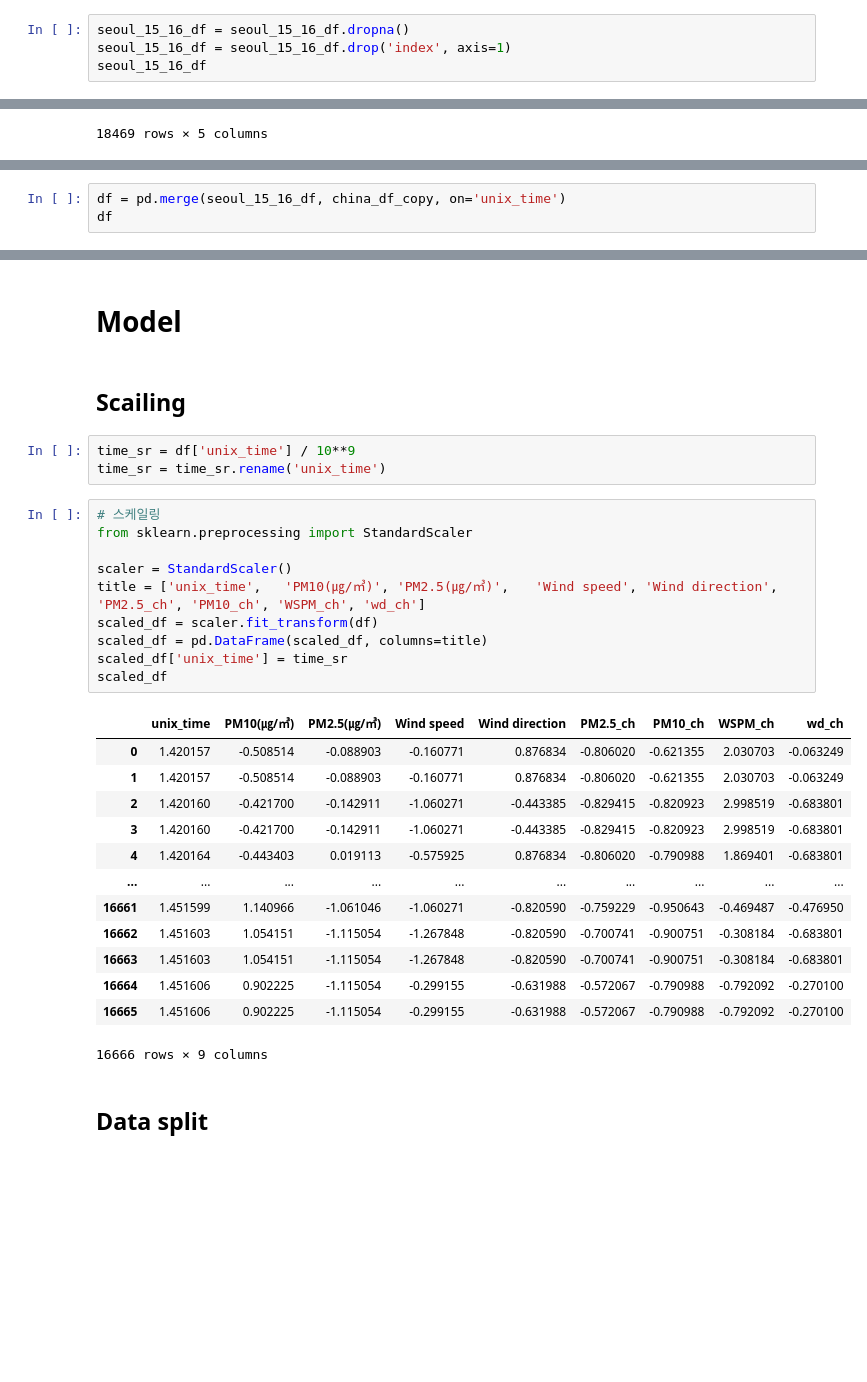
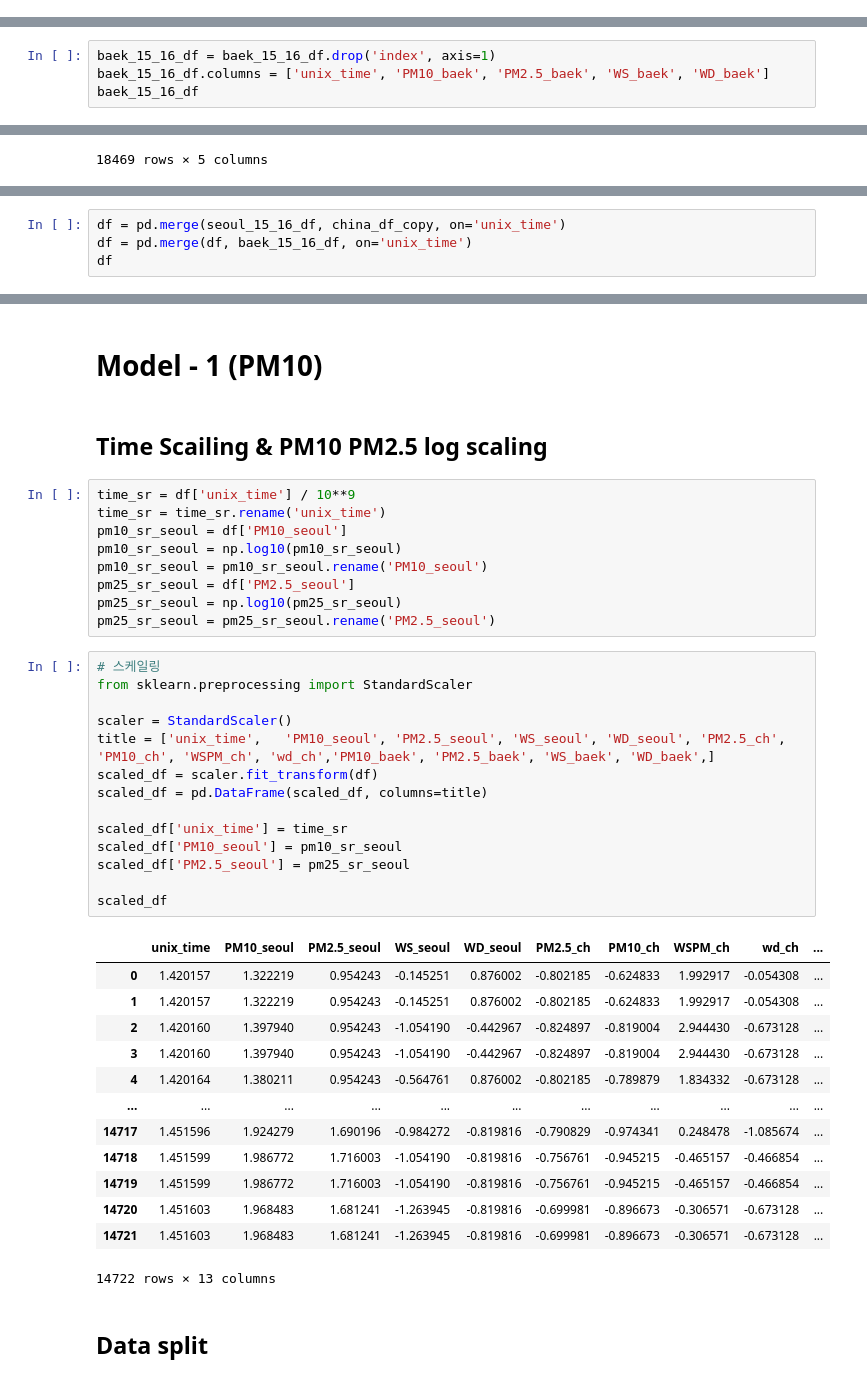
Before and after one commit to Aivyss/Seoul_air_quality_prediction, a Jupyter notebook: Seoul_Air_Quality_Prediction_(2015_2016)_sk_hg_hy.ipynb, the cells around one changed output, grey strips where cells are left out. Saved outputs shown, nothing was run; the diff lists cells and outputs as text; blank space fills up the shorter version.

Commit message:
update: label scaling (log scaling) / add the dataset (Baekryeong-do air quality dataset)

```diff
--- a/Seoul_Air_Quality_Prediction_(2015_2016)_sk_hg_hy.ipynb
+++ b/Seoul_Air_Quality_Prediction_(2015_2016)_sk_hg_hy.ipynb
@@ -127,4 +178,0 @@ seoul_15_16_df
-# %%
-seoul_15_16_df = seoul_15_16_df.dropna()
-seoul_15_16_df = seoul_15_16_df.drop('index', axis=1)
-seoul_15_16_df
@@ -162,0 +179,4 @@ dtype: int64
+# %%
+baek_15_16_df = baek_15_16_df.drop('index', axis=1)
+baek_15_16_df.columns = ['unix_time', 'PM10_baek', 'PM2.5_baek', 'WS_baek', 'WD_baek']
+baek_15_16_df
@@ -289,4 +323,5 @@ china_df_copy
 # %%
 df = pd.merge(seoul_15_16_df, china_df_copy, on='unix_time')
+df = pd.merge(df, baek_15_16_df, on='unix_time')
 df
 # %% [output]
@@ -318,35 +390,45 @@ wd_ch             0
 dtype: int64
 # %% [markdown]
-# Model
+# Model - 1 (PM10)
-# %% [markdown]
-## Scailing
-# %%
-time_sr = df['unix_time'] / 10**9
-time_sr = time_sr.rename('unix_time')
+# %% [markdown]
+## Time Scailing & PM10 PM2.5 log scaling
+# %%
+time_sr = df['unix_time'] / 10**9
+time_sr = time_sr.rename('unix_time')
+pm10_sr_seoul = df['PM10_seoul']
+pm10_sr_seoul = np.log10(pm10_sr_seoul)
+pm10_sr_seoul = pm10_sr_seoul.rename('PM10_seoul')
+pm25_sr_seoul = df['PM2.5_seoul']
+pm25_sr_seoul = np.log10(pm25_sr_seoul)
+pm25_sr_seoul = pm25_sr_seoul.rename('PM2.5_seoul')
 # %%
 # 스케일링
 from sklearn.preprocessing import StandardScaler
 
 scaler = StandardScaler()
-title = ['unix_time',	'PM10(㎍/㎥)', 'PM2.5(㎍/㎥)',	'Wind speed', 'Wind direction', 'PM2.5_ch', 'PM10_ch', 'WSPM_ch', 'wd_ch']
+title = ['unix_time',	'PM10_seoul', 'PM2.5_seoul', 'WS_seoul', 'WD_seoul', 'PM2.5_ch', 'PM10_ch', 'WSPM_ch', 'wd_ch','PM10_baek', 'PM2.5_baek', 'WS_baek', 'WD_baek',]
 scaled_df = scaler.fit_transform(df)
 scaled_df = pd.DataFrame(scaled_df, columns=title)
+
 scaled_df['unix_time'] = time_sr
+scaled_df['PM10_seoul'] = pm10_sr_seoul
+scaled_df['PM2.5_seoul'] = pm25_sr_seoul
+
 scaled_df
 # %% [output]
-|  | unix_time | PM10(㎍/㎥) | PM2.5(㎍/㎥) | Wind speed | Wind direction | PM2.5_ch | PM10_ch | WSPM_ch | wd_ch |
-| 0 | 1.420157 | -0.508514 | -0.088903 | -0.160771 | 0.876834 | -0.806020 | -0.621355 | 2.030703 | -0.063249 |
-| 1 | 1.420157 | -0.508514 | -0.088903 | -0.160771 | 0.876834 | -0.806020 | -0.621355 | 2.030703 | -0.063249 |
-| 2 | 1.420160 | -0.421700 | -0.142911 | -1.060271 | -0.443385 | -0.829415 | -0.820923 | 2.998519 | -0.683801 |
-| 3 | 1.420160 | -0.421700 | -0.142911 | -1.060271 | -0.443385 | -0.829415 | -0.820923 | 2.998519 | -0.683801 |
-| 4 | 1.420164 | -0.443403 | 0.019113 | -0.575925 | 0.876834 | -0.806020 | -0.790988 | 1.869401 | -0.683801 |
-| ... | ... | ... | ... | ... | ... | ... | ... | ... | ... |
-| 16661 | 1.451599 | 1.140966 | -1.061046 | -1.060271 | -0.820590 | -0.759229 | -0.950643 | -0.469487 | -0.476950 |
-| 16662 | 1.451603 | 1.054151 | -1.115054 | -1.267848 | -0.820590 | -0.700741 | -0.900751 | -0.308184 | -0.683801 |
-| 16663 | 1.451603 | 1.054151 | -1.115054 | -1.267848 | -0.820590 | -0.700741 | -0.900751 | -0.308184 | -0.683801 |
-| 16664 | 1.451606 | 0.902225 | -1.115054 | -0.299155 | -0.631988 | -0.572067 | -0.790988 | -0.792092 | -0.270100 |
-| 16665 | 1.451606 | 0.902225 | -1.115054 | -0.299155 | -0.631988 | -0.572067 | -0.790988 | -0.792092 | -0.270100 |
+|  | unix_time | PM10_seoul | PM2.5_seoul | WS_seoul | WD_seoul | PM2.5_ch | PM10_ch | WSPM_ch | wd_ch | ... |
+| 0 | 1.420157 | 1.322219 | 0.954243 | -0.145251 | 0.876002 | -0.802185 | -0.624833 | 1.992917 | -0.054308 | ... |
+| 1 | 1.420157 | 1.322219 | 0.954243 | -0.145251 | 0.876002 | -0.802185 | -0.624833 | 1.992917 | -0.054308 | ... |
+| 2 | 1.420160 | 1.397940 | 0.954243 | -1.054190 | -0.442967 | -0.824897 | -0.819004 | 2.944430 | -0.673128 | ... |
+| 3 | 1.420160 | 1.397940 | 0.954243 | -1.054190 | -0.442967 | -0.824897 | -0.819004 | 2.944430 | -0.673128 | ... |
+| 4 | 1.420164 | 1.380211 | 0.954243 | -0.564761 | 0.876002 | -0.802185 | -0.789879 | 1.834332 | -0.673128 | ... |
+| ... | ... | ... | ... | ... | ... | ... | ... | ... | ... | ... |
+| 14717 | 1.451596 | 1.924279 | 1.690196 | -0.984272 | -0.819816 | -0.790829 | -0.974341 | 0.248478 | -1.085674 | ... |
+| 14718 | 1.451599 | 1.986772 | 1.716003 | -1.054190 | -0.819816 | -0.756761 | -0.945215 | -0.465157 | -0.466854 | ... |
+| 14719 | 1.451599 | 1.986772 | 1.716003 | -1.054190 | -0.819816 | -0.756761 | -0.945215 | -0.465157 | -0.466854 | ... |
+| 14720 | 1.451603 | 1.968483 | 1.681241 | -1.263945 | -0.819816 | -0.699981 | -0.896673 | -0.306571 | -0.673128 | ... |
+| 14721 | 1.451603 | 1.968483 | 1.681241 | -1.263945 | -0.819816 | -0.699981 | -0.896673 | -0.306571 | -0.673128 | ... |
-16666 rows × 9 columns
+14722 rows × 13 columns
 # %% [markdown]
 ## Data split
 # %%
```
Also changed, not shown: parts of 50 cells of this notebook.
